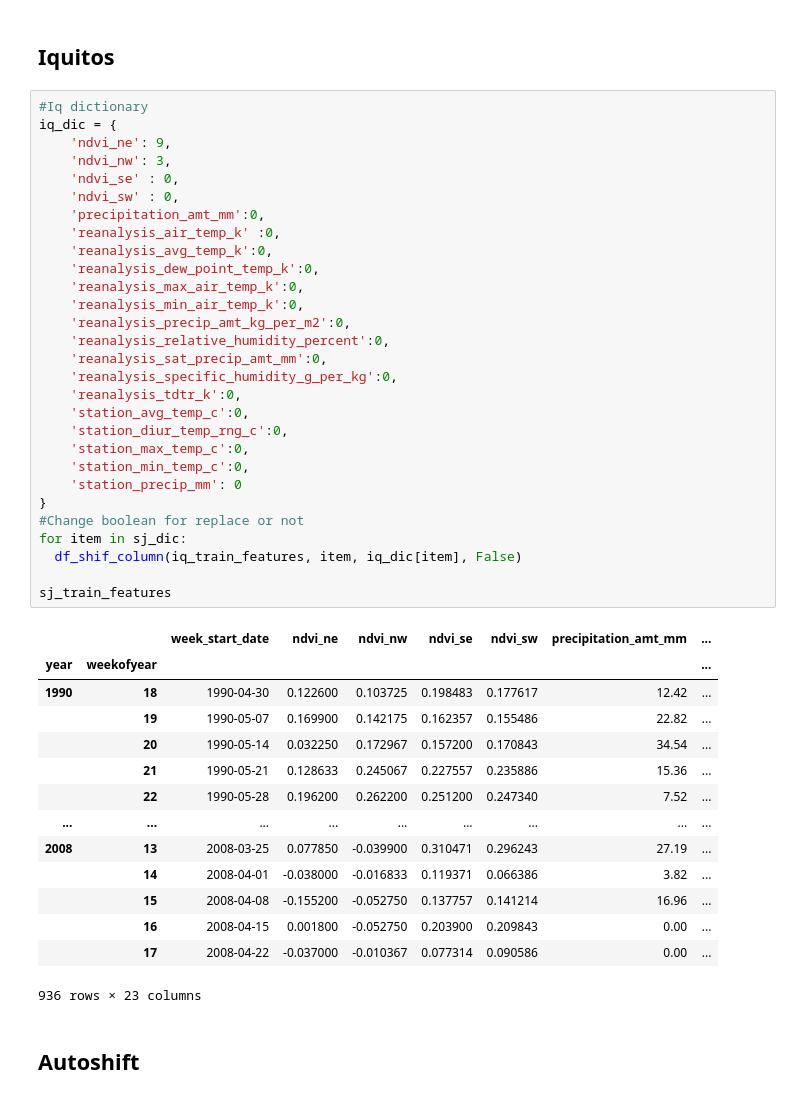
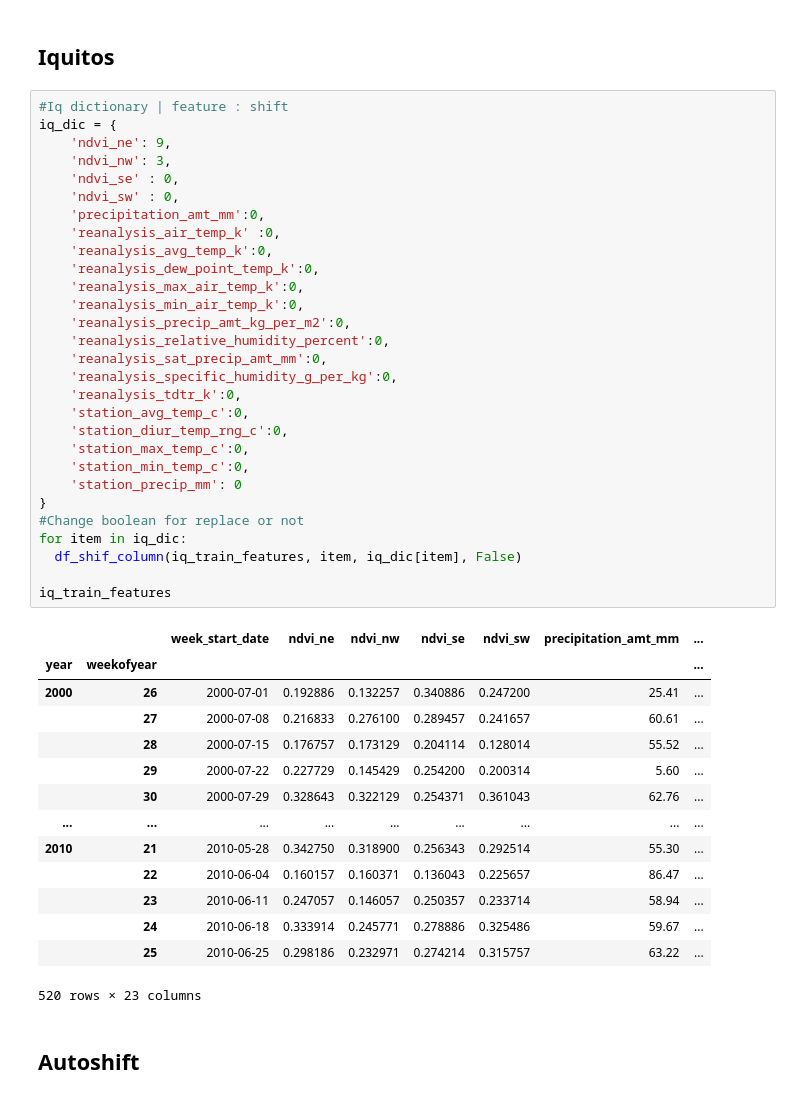
Before and after one commit to eduardez/Machine-Learning-ESI, a Jupyter notebook: Dengue_Task2_FINAL.ipynb, the cells around one changed output. Saved outputs shown, nothing was run; the diff lists cells and outputs as text.

```diff
--- a/Dengue_Task2_FINAL.ipynb
+++ b/Dengue_Task2_FINAL.ipynb
@@ -145,49 +145,49 @@ sj_train_features
 # %% [markdown]
 ## Iquitos
 # %%
-#Iq dictionary
+#Iq dictionary | feature : shift
 iq_dic = {
     'ndvi_ne': 9,
     'ndvi_nw': 3,
     'ndvi_se' : 0,
     'ndvi_sw' : 0,
     'precipitation_amt_mm':0,
     'reanalysis_air_temp_k' :0,
     'reanalysis_avg_temp_k':0,
     'reanalysis_dew_point_temp_k':0,
     'reanalysis_max_air_temp_k':0,
     'reanalysis_min_air_temp_k':0,
     'reanalysis_precip_amt_kg_per_m2':0,
     'reanalysis_relative_humidity_percent':0,
     'reanalysis_sat_precip_amt_mm':0,
     'reanalysis_specific_humidity_g_per_kg':0,
     'reanalysis_tdtr_k':0,
     'station_avg_temp_c':0,
     'station_diur_temp_rng_c':0,
     'station_max_temp_c':0,
     'station_min_temp_c':0,
     'station_precip_mm': 0
 }
 #Change boolean for replace or not
-for item in sj_dic:
+for item in iq_dic:
   df_shif_column(iq_train_features, item, iq_dic[item], False)
 
-sj_train_features
+iq_train_features
 # %% [output]
 |  |  | week_start_date | ndvi_ne | ndvi_nw | ndvi_se | ndvi_sw | precipitation_amt_mm | ... |
 | year | weekofyear |  |  |  |  |  |  | ... |
-| 1990 | 18 | 1990-04-30 | 0.122600 | 0.103725 | 0.198483 | 0.177617 | 12.42 | ... |
-|  | 19 | 1990-05-07 | 0.169900 | 0.142175 | 0.162357 | 0.155486 | 22.82 | ... |
-|  | 20 | 1990-05-14 | 0.032250 | 0.172967 | 0.157200 | 0.170843 | 34.54 | ... |
-|  | 21 | 1990-05-21 | 0.128633 | 0.245067 | 0.227557 | 0.235886 | 15.36 | ... |
-|  | 22 | 1990-05-28 | 0.196200 | 0.262200 | 0.251200 | 0.247340 | 7.52 | ... |
+| 2000 | 26 | 2000-07-01 | 0.192886 | 0.132257 | 0.340886 | 0.247200 | 25.41 | ... |
+|  | 27 | 2000-07-08 | 0.216833 | 0.276100 | 0.289457 | 0.241657 | 60.61 | ... |
+|  | 28 | 2000-07-15 | 0.176757 | 0.173129 | 0.204114 | 0.128014 | 55.52 | ... |
+|  | 29 | 2000-07-22 | 0.227729 | 0.145429 | 0.254200 | 0.200314 | 5.60 | ... |
+|  | 30 | 2000-07-29 | 0.328643 | 0.322129 | 0.254371 | 0.361043 | 62.76 | ... |
 | ... | ... | ... | ... | ... | ... | ... | ... | ... |
-| 2008 | 13 | 2008-03-25 | 0.077850 | -0.039900 | 0.310471 | 0.296243 | 27.19 | ... |
-|  | 14 | 2008-04-01 | -0.038000 | -0.016833 | 0.119371 | 0.066386 | 3.82 | ... |
-|  | 15 | 2008-04-08 | -0.155200 | -0.052750 | 0.137757 | 0.141214 | 16.96 | ... |
-|  | 16 | 2008-04-15 | 0.001800 | -0.052750 | 0.203900 | 0.209843 | 0.00 | ... |
-|  | 17 | 2008-04-22 | -0.037000 | -0.010367 | 0.077314 | 0.090586 | 0.00 | ... |
+| 2010 | 21 | 2010-05-28 | 0.342750 | 0.318900 | 0.256343 | 0.292514 | 55.30 | ... |
+|  | 22 | 2010-06-04 | 0.160157 | 0.160371 | 0.136043 | 0.225657 | 86.47 | ... |
+|  | 23 | 2010-06-11 | 0.247057 | 0.146057 | 0.250357 | 0.233714 | 58.94 | ... |
+|  | 24 | 2010-06-18 | 0.333914 | 0.245771 | 0.278886 | 0.325486 | 59.67 | ... |
+|  | 25 | 2010-06-25 | 0.298186 | 0.232971 | 0.274214 | 0.315757 | 63.22 | ... |
-936 rows × 23 columns
+520 rows × 23 columns
 # %% [markdown]
 ## Autoshift
 # %%
```
Also changed, not shown: parts of 1 cell of this notebook.
